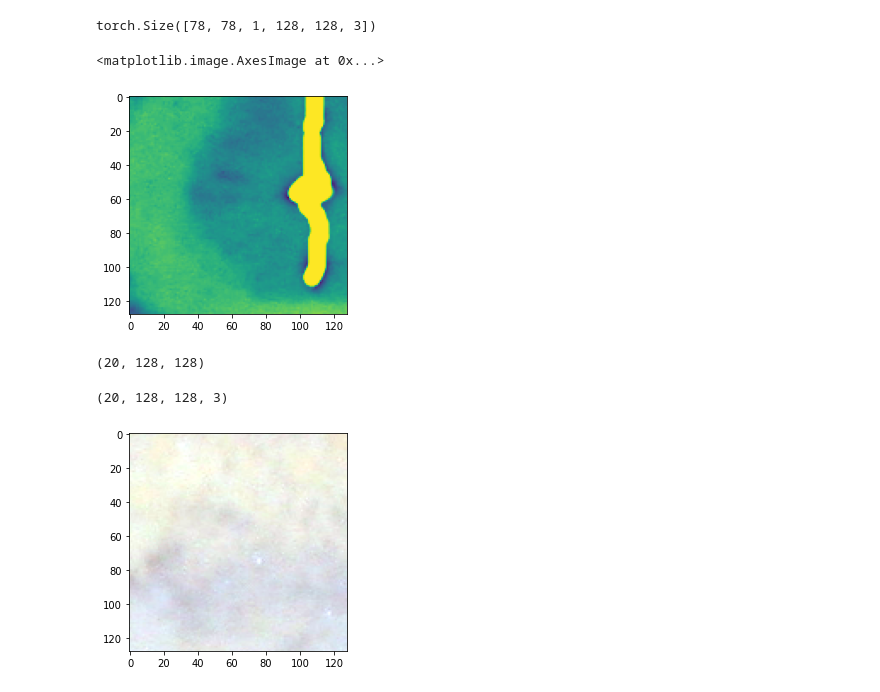
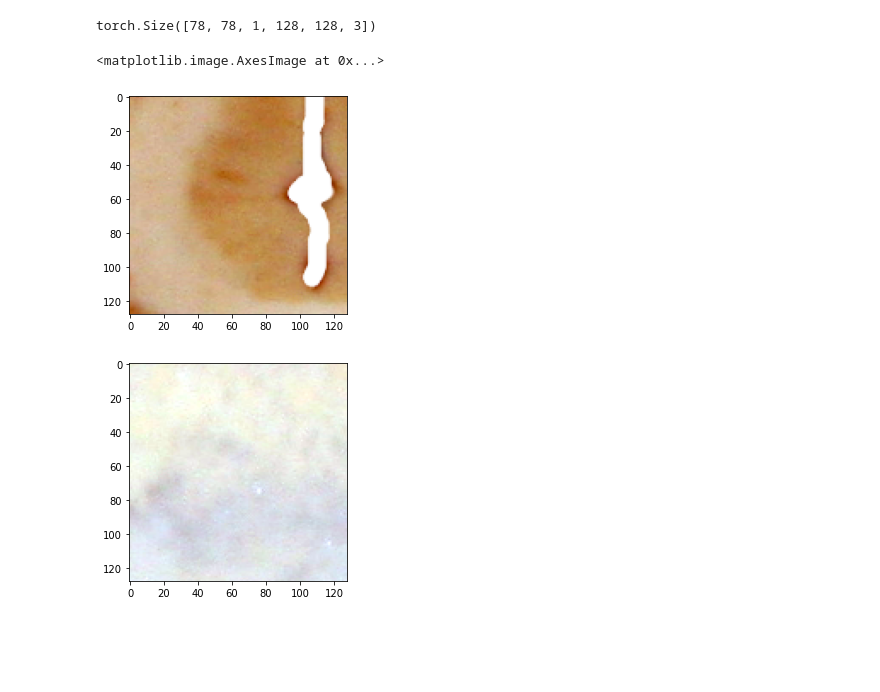
Before and after one commit to ranabanik/Blockface, a Jupyter notebook: Codes/EDAElementary.ipynb, the cells around one changed output. Cells and saved outputs as stored; diff of their text form; code cells hidden in the pictures; blank space fills up the shorter version.

```diff
--- a/Codes/EDAElementary.ipynb
+++ b/Codes/EDAElementary.ipynb
@@ -135,7 +161,7 @@ print(patches.shape)
 # %% [output]
 torch.Size([78, 78, 1, 128, 128, 3])
 # %%
-plt.imshow(patches[31,35,0,:,:,1])
+plt.imshow(patches[31,35,0,...])
 # %% [output]
 <matplotlib.image.AxesImage at 0x...>
-[figure, old version]
+[figure, new version]
@@ -144,11 +168,3 @@ mskpatches = image.extract_patches_2d(mk, (128,128), max_patches=20, random_stat
-# %%
-mskpatches.shape
-# %% [output]
-(20, 128, 128)
-# %%
-patches_.shape
-# %% [output]
-(20, 128, 128, 3)
 # %%
 plt.imshow(patches_[17,...])
 plt.show()
```
Also changed, not shown: parts of 7 cells of this notebook.
